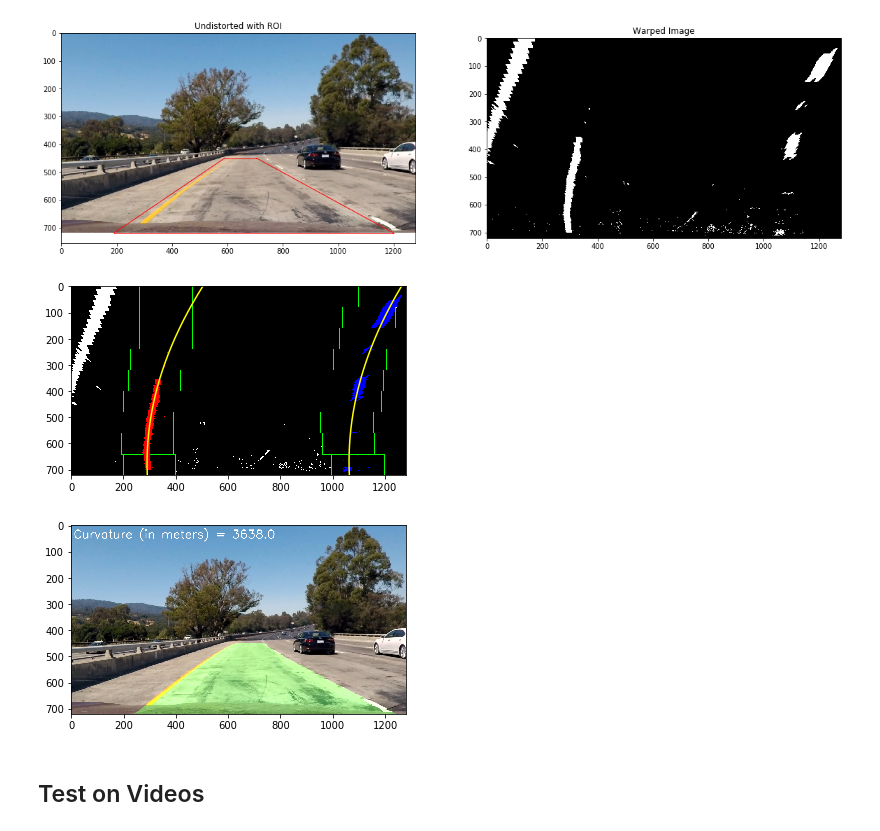
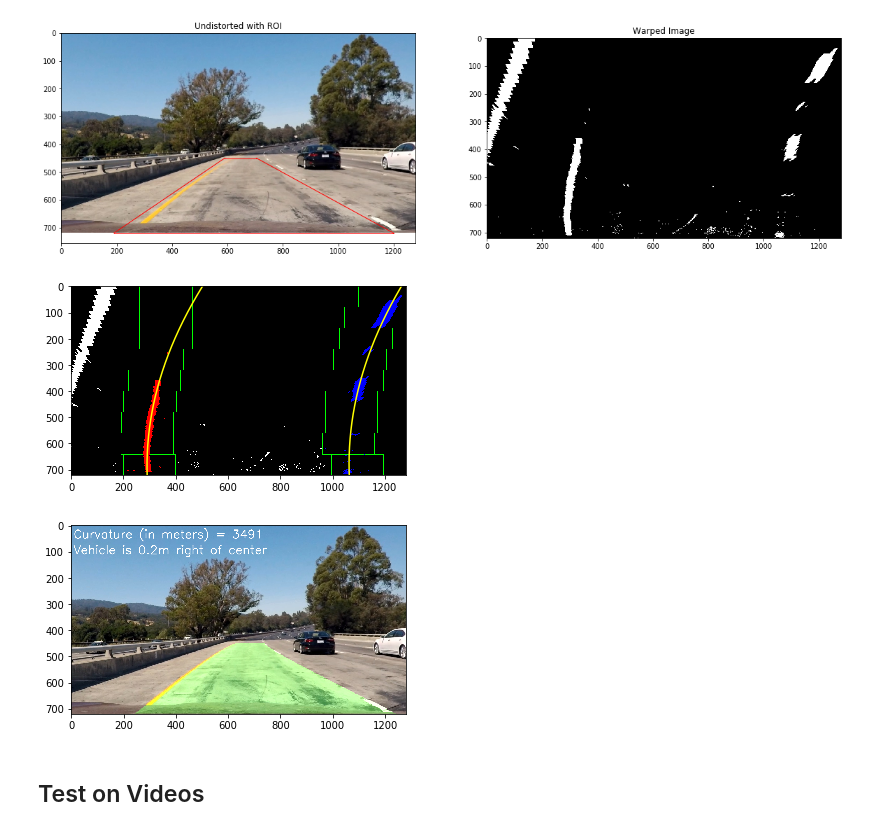
Before and after one commit to shahid-peel/Self-driving-cars_term1_project4, a Jupyter notebook: P4.ipynb, the cells around one changed output. Cells and saved outputs as stored; diff of their text form; code cells hidden in the pictures.

```diff
--- a/P4.ipynb
+++ b/P4.ipynb
@@ -121,9 +121,9 @@ def create_warped_image_and_display(img, matx, distM, showImage=True):
     # print(undist.shape)
     src = np.float32([[705, 450],[1200, 720],[190, 720], [590,450]])
     x = 250
-    y = 1
+    y = 0
     width = 780
-    height = 710
+    height = 720
     # c) define 4 destination points dst = np.float32([[,],[,],[,],[,]])
     dst = np.float32([[x+width,y],[x+width,y+height],[x,y+height],[x,y]])
     # d) use cv2.getPerspectiveTransform() to get M, the transform matrix
@@ -300,36 +300,44 @@ def sliding_window_fit_polynomial(binary_warped, undistorted, Minverse, showImag
     # Define conversions in x and y from pixels space to meters
     ym_per_pix = 30/720 # meters per pixel in y dimension
     xm_per_pix = 3.7/700 # meters per pixel in x dimension
 
+    img_bottom = warped.shape[0]-1
+    left_lane_x = left_fit[0]*img_bottom**2 + left_fit[1]*img_bottom + left_fit[2]
+    right_lane_x = right_fit[0]*img_bottom**2 + right_fit[1]*img_bottom + right_fit[2]
+    car_center_offset = round(((right_lane_x + left_lane_x)/2 - warped.shape[1]/2)*xm_per_pix, 2)
+
+    #print(right_lane_x, left_lane_x)
+
     # Fit new polynomials to x,y in world space
     left_fit = np.polyfit(lefty*ym_per_pix, leftx*xm_per_pix, 2)
     right_fit = np.polyfit(righty*ym_per_pix, rightx*xm_per_pix, 2)
 
     left_fitx = left_fit[0]*ploty**2 + left_fit[1]*ploty + left_fit[2]
     right_fitx = right_fit[0]*ploty**2 + right_fit[1]*ploty + right_fit[2]
 
     # Define y-value where we want radius of curvature
     # I'll choose the maximum y-value, corresponding to the bottom of the image
     y_eval = warped.shape[0]-1 #np.max(ploty)
     left_curverad = ((1 + (2*left_fit[0]*y_eval + left_fit[1])**2)**1.5) / np.absolute(2*left_fit[0])
     right_curverad = ((1 + (2*right_fit[0]*y_eval + right_fit[1])**2)**1.5) / np.absolute(2*right_fit[0])
 
     # Now our radius of curvature is in meters
     #print(round(left_curverad,0), 'm', round(right_curverad,0), 'm')
     font = cv2.FONT_HERSHEY_SIMPLEX
-    cv2.putText(result,'Curvature (in meters) = {}'.format(round((left_curverad+right_curverad)/2,0)),(10,50), font, 1.5,(255,255,255),2,cv2.LINE_AA)
+    cv2.putText(result,'Curvature (in meters) = {}'.format(int((left_curverad+right_curverad)/2)),(10,50), font, 1.5,(255,255,255),2,cv2.LINE_AA)
+    cv2.putText(result,'Vehicle is {}m {} of center'.format(abs(car_center_offset), 'left' if car_center_offset < 0 else 'right'),(10,110), font, 1.5,(255,255,255),2,cv2.LINE_AA)
 
     if showImage:
         plt.figure()
         plt.imshow(result)
 
     return result
 
 # Fit a polynomial on the binary lines.
 final_image = sliding_window_fit_polynomial(warped, undist, Minv)
 # %% [output]
-[figure, old version]
+[figure, new version]
-[figure, old version]
+[figure, new version]
 # %% [markdown]
 ## Test on Videos
 # %%
```
Also changed, not shown: parts of 2 cells of this notebook, 1 other file.
